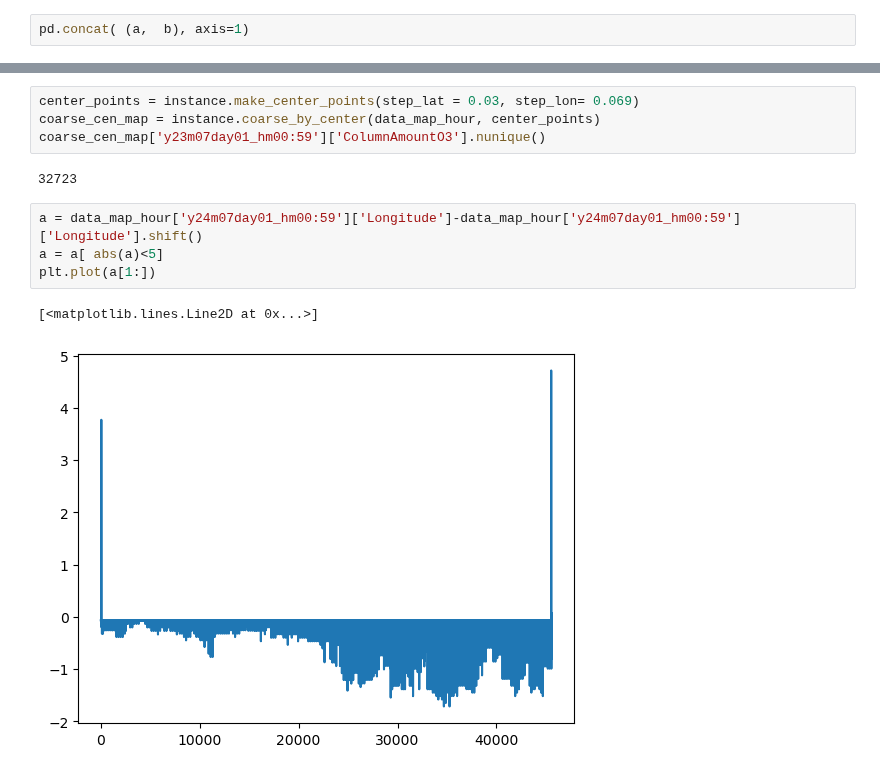
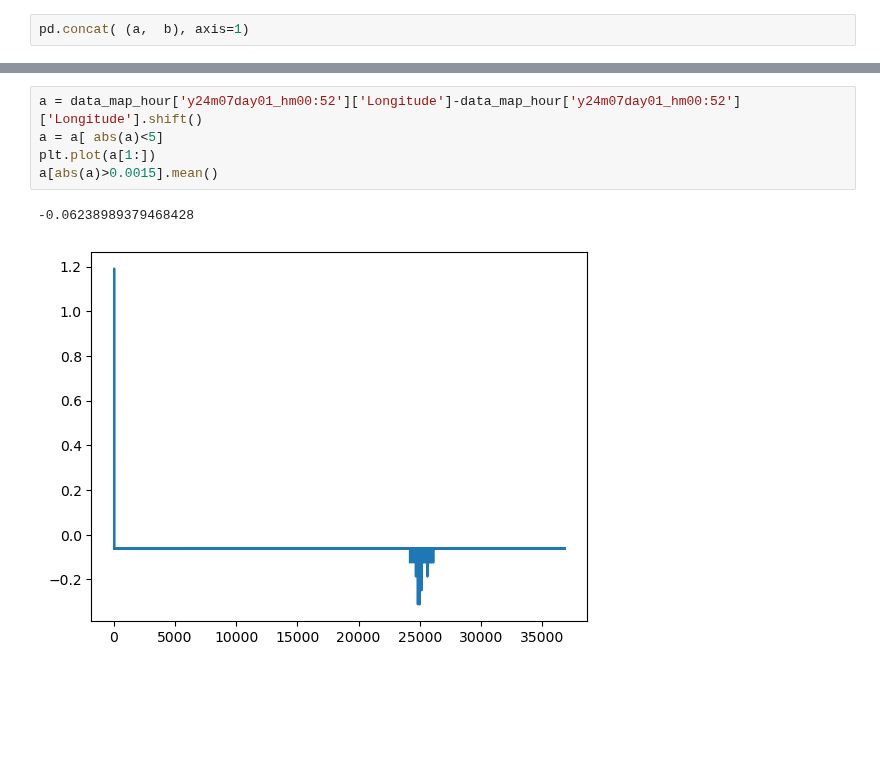
Before and after one commit to cl20813/GEMS_TCO, a Jupyter notebook: data_preprocessing/experiment.ipynb, the cells around one changed output, grey strips where cells are left out. Cells and saved outputs as stored; diff of their text form; blank space fills up the shorter version.

```diff
--- a/data_preprocessing/experiment.ipynb
+++ b/data_preprocessing/experiment.ipynb
@@ -409,14 +432,9 @@ for step_lat in step_lat_list:
-# %%
-center_points = instance.make_center_points(step_lat = 0.03, step_lon= 0.069)
-coarse_cen_map = instance.coarse_by_center(data_map_hour, center_points)
-coarse_cen_map['y23m07day01_hm00:59']['ColumnAmountO3'].nunique()
-# %% [output]
-32723
 # %%
-a = data_map_hour['y24m07day01_hm00:59']['Longitude']-data_map_hour['y24m07day01_hm00:59']['Longitude'].shift()
+a = data_map_hour['y24m07day01_hm00:52']['Longitude']-data_map_hour['y24m07day01_hm00:52']['Longitude'].shift()
 a = a[ abs(a)<5]
 plt.plot(a[1:])
+a[abs(a)>0.0015].mean()
 # %% [output]
-[<matplotlib.lines.Line2D at 0x...>]
+-0.06238989379468428
-[figure, old version]
+[figure, new version]
 # %%
```
Also changed, not shown: parts of 17 cells of this notebook.
